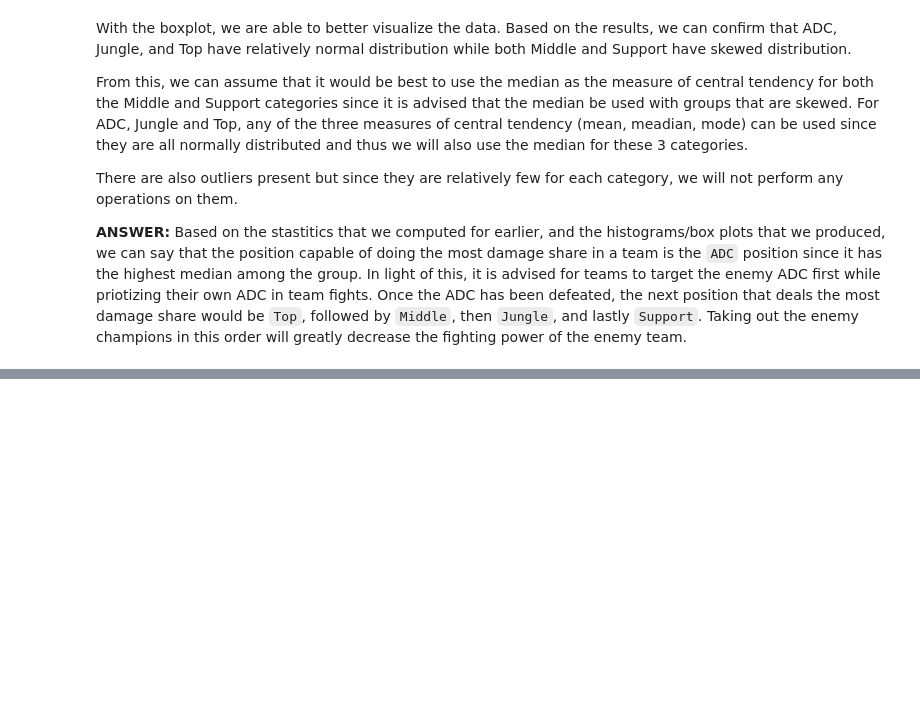
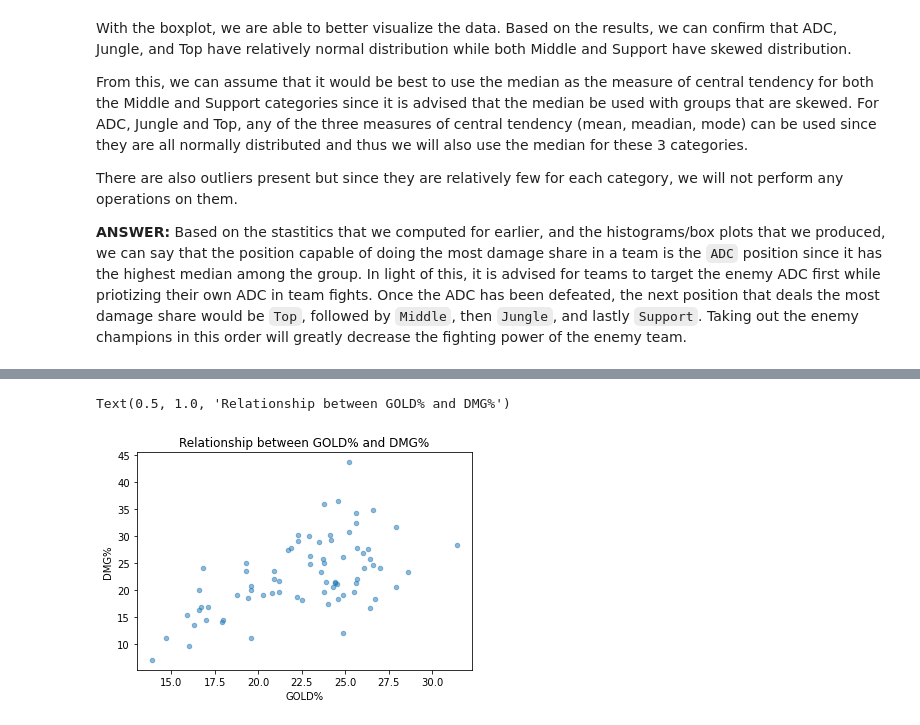
Before and after one commit to Joseph-Ano/League-of-Legends-dataset-visualization, a Jupyter notebook: S13 MCO1 Group8.ipynb, the cells around one changed output, grey strips where cells are left out. Drawn from its saved outputs; the diff is of its cells as text; code cells hidden in the pictures; blank space fills up the shorter version.

```diff
--- a/S13 MCO1 Group8.ipynb
+++ b/S13 MCO1 Group8.ipynb
@@ -293,0 +303,3 @@ There are also outliers present but since they are relatively few for each categ
+# %%
+support_df = lol_df.loc[lol_df['Pos'] == 'Support']
+other_df = lol_df.drop(support_df.index)
@@ -293,0 +309,3 @@ There are also outliers present but since they are relatively few for each categ
+# %%
+other_df = other_df[['DMG%', 'GOLD%', 'K']]
+other_df.corr()
@@ -293,0 +324,6 @@ There are also outliers present but since they are relatively few for each categ
+# %%
+other_df.plot.scatter(x='GOLD%', y='DMG%', alpha=0.5)
+plt.title('Relationship between GOLD% and DMG%')
+# %% [output]
+Text(0.5, 1.0, 'Relationship between GOLD% and DMG%')
+[figure, added]
```
Also changed, not shown: parts of 29 cells of this notebook.
